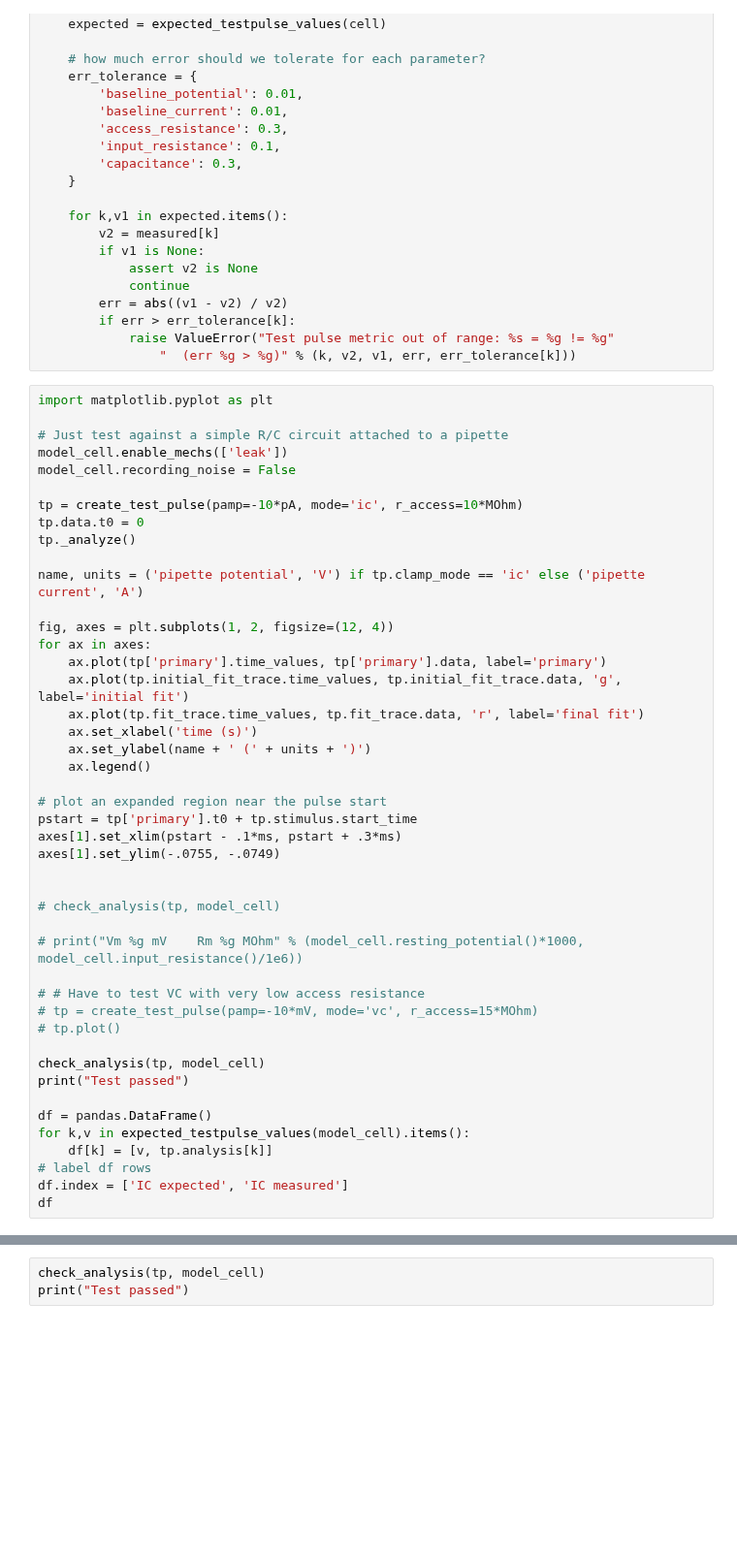
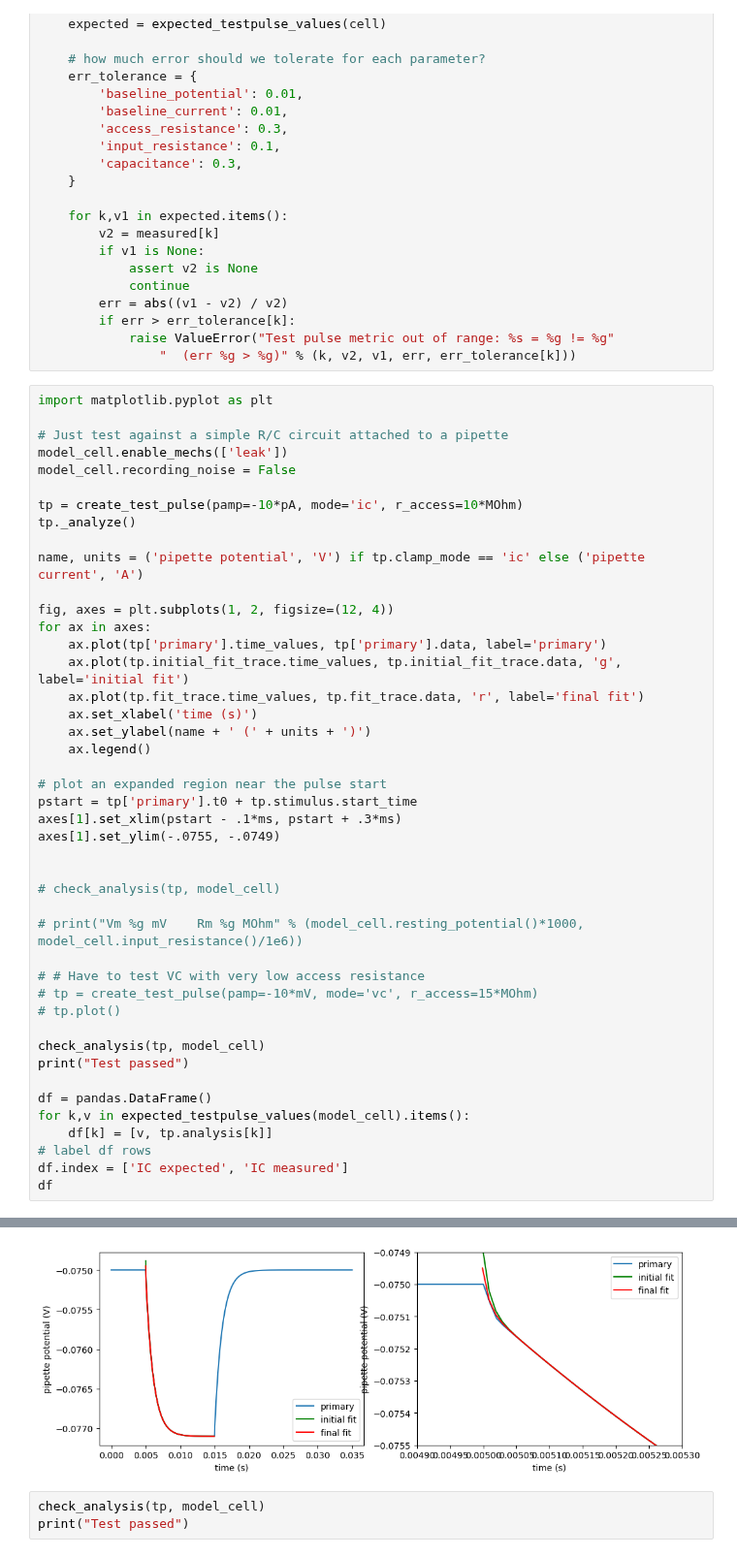
Before and after one commit to AllenInstitute/neuroanalysis, a Jupyter notebook: examples/test_pulse_analysis.ipynb, the cells around one changed output, grey strips where cells are left out. Shown at 97% size. Cells and saved outputs as stored; diff of their text form; blank space fills up the shorter version.

```diff
--- a/examples/test_pulse_analysis.ipynb
+++ b/examples/test_pulse_analysis.ipynb
@@ -95,7 +95,6 @@ model_cell.enable_mechs(['leak'])
 model_cell.recording_noise = False
 
 tp = create_test_pulse(pamp=-10*pA, mode='ic', r_access=10*MOhm)
-tp.data.t0 = 0
 tp._analyze()
 
 name, units = ('pipette potential', 'V') if tp.clamp_mode == 'ic' else ('pipette current', 'A')
@@ -137,3 +142,4 @@ AttributeError: 'method' object has no attribute 't0'
+[figure, added]
 # %%
 check_analysis(tp, model_cell)
 print("Test passed")
```
Also changed, not shown: parts of 2 cells of this notebook, 1 other file.
